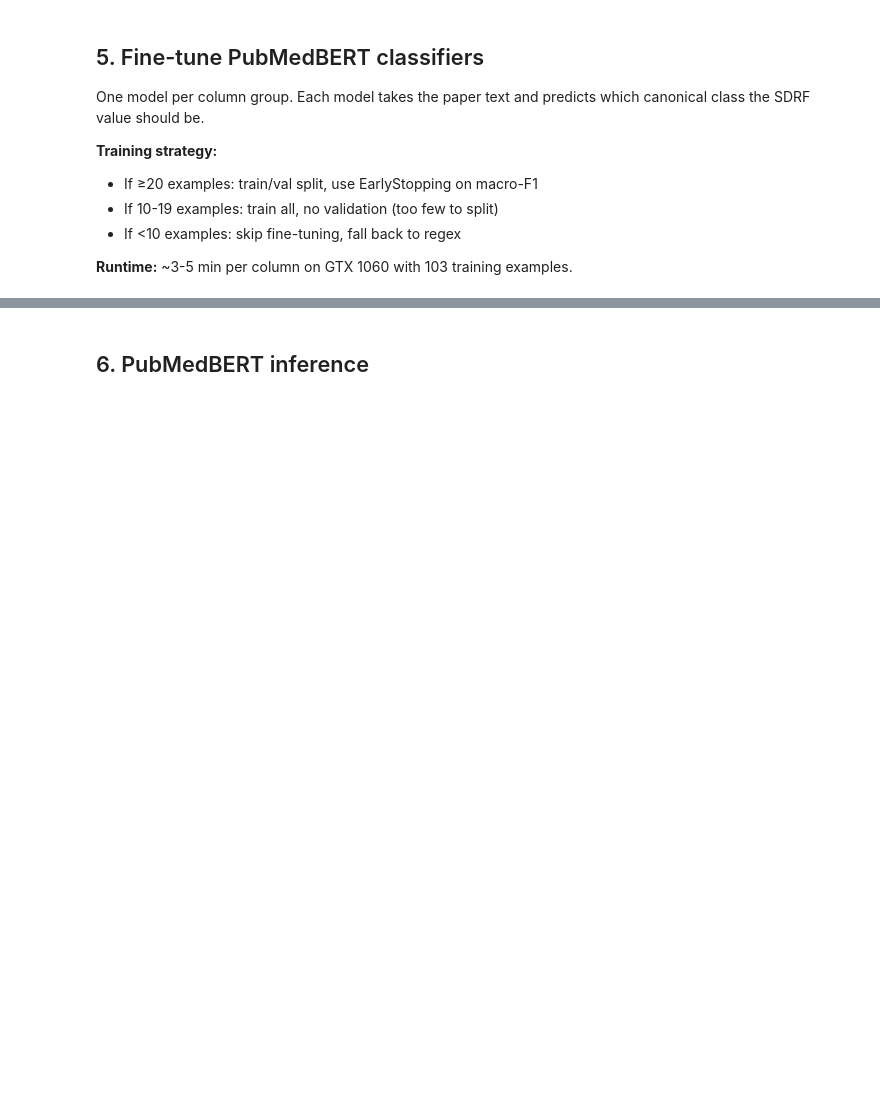
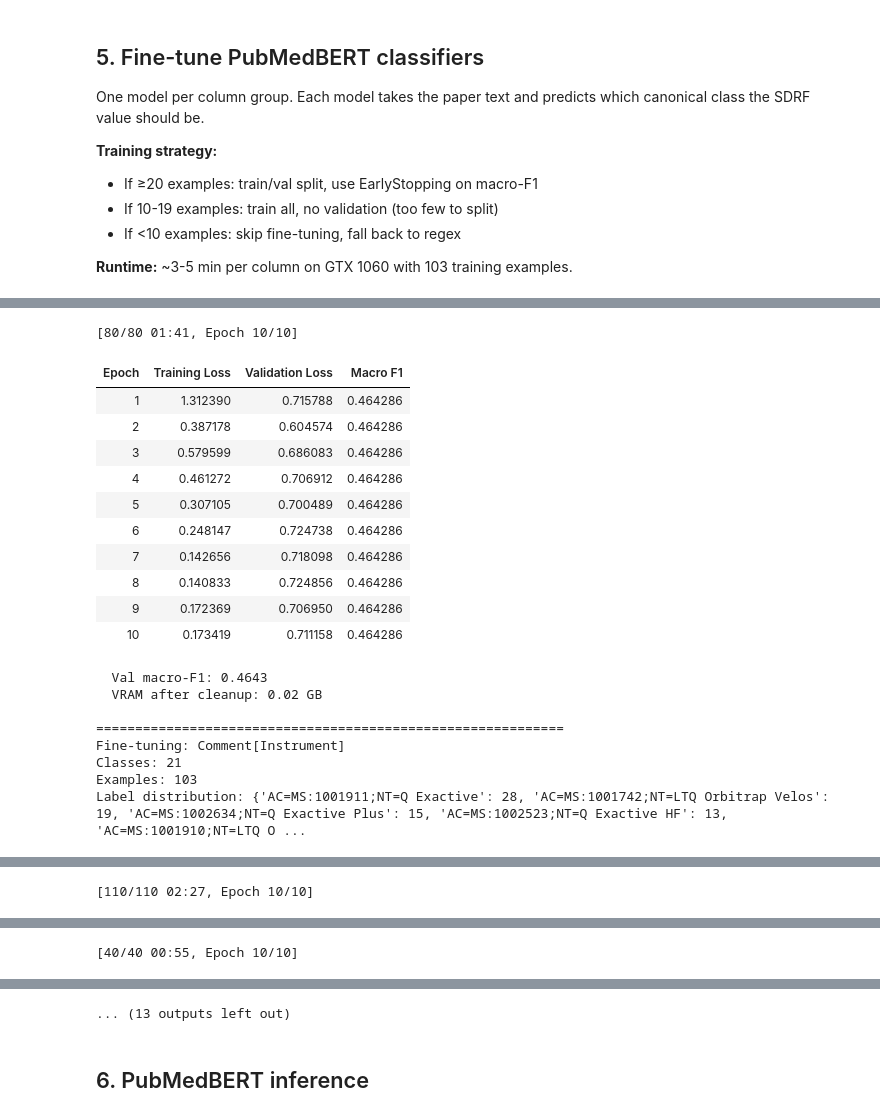
Before and after one commit to sanial/Kaggle-Harmonizing-the-data-of-your-data, a Jupyter notebook: notebooks/15_pubmedbert_finetune_pipeline.ipynb, the cells around one changed output, grey strips where cells are left out. Cells and saved outputs as stored; diff of their text form; code cells hidden in the pictures; blank space fills up the shorter version.

Commit message:
Update pipelines and outputs without model checkpoints

```diff
--- a/notebooks/15_pubmedbert_finetune_pipeline.ipynb
+++ b/notebooks/15_pubmedbert_finetune_pipeline.ipynb
@@ -446,6 +499,18 @@ which canonical class the SDRF value should be.
 
 **Runtime:** ~3-5 min per column on GTX 1060 with 103 training examples.
 # %%
+from transformers.utils.notebook import NotebookProgressCallback
+import gc
+
+# Clear any lingering CUDA state from previous runs
+if 'trained_models' in dir():
+    trained_models.clear()
+if 'trainer' in dir():
+    del trainer
+gc.collect()
+torch.cuda.empty_cache()
+print(f'VRAM before training: {torch.cuda.memory_allocated()/1e9:.2f} GB allocated')
+
 print('Loading PubMedBERT tokenizer...')
 tokenizer = AutoTokenizer.from_pretrained(PUBMEDBERT_ID)
 print('Tokenizer loaded.')
@@ -454,7 +519,7 @@ trained_models = {}   # col → (model, label_encoder)
 training_report = []
 
 for col, classes in COL_CLASSES.items():
-    print(f'\n{'='*60}')
+    print(f'\n{"="*60}')
     print(f'Fine-tuning: {col}')
     print(f'Classes: {len(classes)}')
 
@@ -485,9 +550,13 @@ for col, classes in COL_CLASSES.items():
         training_report.append((col, n_examples, 'skipped', None))
         continue
 
+    if len(set(labels_raw)) < 2:
+        print(f'SKIP — only 1 unique class, nothing to learn')
+        training_report.append((col, n_examples, 'skipped', None))
+        continue
+
     # Label encoding
     le = LabelEncoder()
-    # Fit on all known classes first (ensures consistent encoding)
     present_classes = sorted(set(labels_raw))
     le.fit(present_classes)
     y = le.transform(labels_raw)
@@ -495,13 +564,11 @@ for col, classes in COL_CLASSES.items():
 
     # Train/val split
     if n_examples >= 20:
-        # Stratify if possible
         try:
             X_tr, X_val, y_tr, y_val = train_test_split(
-                texts_raw, y, test_size=0.2, random_state=42,
-                stratify=y
+                texts_raw, y, test_size=0.2, random_state=42, stratify=y
             )
-        except ValueError:  # can't stratify with tiny classes
+        except ValueError:
             X_tr, X_val, y_tr, y_val = train_test_split(
                 texts_raw, y, test_size=0.2, random_state=42
             )
@@ -512,18 +579,15 @@ for col, classes in COL_CLASSES.items():
         use_val = False
         print(f'  No validation split (only {n_examples} examples)')
 
-    # Create datasets
     train_ds = SDRFDataset(X_tr, y_tr.tolist(), tokenizer)
     eval_ds  = SDRFDataset(X_val, y_val.tolist(), tokenizer) if use_val else None
 
-    # Load fresh PubMedBERT for classification
     model = AutoModelForSequenceClassification.from_pretrained(
         PUBMEDBERT_ID,
         num_labels=n_classes,
         ignore_mismatched_sizes=True
     )
 
-    # Training args — conservative to avoid overfitting on small data
     col_slug = re.sub(r'[^a-z0-9]','_', col.lower())
     model_out = MODEL_DIR / col_slug
 
@@ -535,42 +599,42 @@ for col, classes in COL_CLASSES.items():
         learning_rate=3e-5,
         weight_decay=0.01,
         warmup_ratio=0.1,
-        evaluation_strategy='epoch' if use_val else 'no',
-        save_strategy='epoch' if use_val else 'no',
-        load_best_model_at_end=use_val,
-        metric_for_best_model='macro_f1' if use_val else None,
-        greater_is_better=True,
+        eval_strategy='epoch' if use_val else 'no',
+        save_strategy='no',            # no checkpoints — avoids VRAM doubling on reload
+        load_best_model_at_end=False,  # avoids checkpoint reload at end of training
         logging_steps=5,
         fp16=torch.cuda.is_available(),
         report_to='none',
-        save_total_limit=1,
     )
 
-    callbacks = [EarlyStoppingCallback(early_stopping_patience=3)] if use_val else []
-
+    # No EarlyStoppingCallback since load_best_model_at_end=False
     trainer = Trainer(
         model=model,
         args=args,
         train_dataset=train_ds,
         eval_dataset=eval_ds,
         compute_metrics=compute_metrics if use_val else None,
-        callbacks=callbacks,
     )
 
     trainer.train()
 
     if use_val:
+        trainer.remove_callback(NotebookProgressCallback)
         metrics = trainer.evaluate()
         val_f1 = metrics.get('eval_macro_f1', 0.0)
         print(f'  Val macro-F1: {val_f1:.4f}')
     else:
         val_f1 = None
 
-    trained_models[col] = (model.to(device), le)
+    # Store on CPU to free VRAM for the next model
+    trained_models[col] = (model.cpu(), le)
     training_report.append((col, n_examples, 'trained', val_f1))
 
-    # Free GPU memory before next model
+    # Fully release the trainer and its GPU references before next iteration
+    del trainer, model
+    gc.collect()
     torch.cuda.empty_cache()
+    print(f'  VRAM after cleanup: {torch.cuda.memory_allocated()/1e9:.2f} GB')
 
 print(f'\n{"="*60}')
 print('Training complete.')
@@ -582,3 +646,4 @@ print('-'*70)
 for col, n, status, f1 in training_report:
     f1_str = f'{f1:.4f}' if f1 is not None else 'N/A'
     print(f'{col:<45} {n:>5} {status:<10} {f1_str}')
+# %% [output]
@@ -584,0 +678,20 @@ for col, n, status, f1 in training_report:
+[80/80 01:41, Epoch 10/10]
+| Epoch | Training Loss | Validation Loss | Macro F1 |
+| 1 | 1.312390 | 0.715788 | 0.464286 |
+| 2 | 0.387178 | 0.604574 | 0.464286 |
+| 3 | 0.579599 | 0.686083 | 0.464286 |
+| 4 | 0.461272 | 0.706912 | 0.464286 |
+| 5 | 0.307105 | 0.700489 | 0.464286 |
+| 6 | 0.248147 | 0.724738 | 0.464286 |
+| 7 | 0.142656 | 0.718098 | 0.464286 |
+| 8 | 0.140833 | 0.724856 | 0.464286 |
+| 9 | 0.172369 | 0.706950 | 0.464286 |
+| 10 | 0.173419 | 0.711158 | 0.464286 |
+  Val macro-F1: 0.4643
+  VRAM after cleanup: 0.02 GB
+
+============================================================
+Fine-tuning: Comment[Instrument]
+Classes: 21
+Examples: 103
+Label distribution: {'AC=MS:1001911;NT=Q Exactive': 28, 'AC=MS:1001742;NT=LTQ Orbitrap Velos': 19, 'AC=MS:1002634;NT=Q Exactive Plus': 15, 'AC=MS:1002523;NT=Q Exactive HF': 13, 'AC=MS:1001910;NT=LTQ O ...
@@ -584,0 +717 @@ for col, n, status, f1 in training_report:
+[110/110 02:27, Epoch 10/10]
@@ -584,0 +757 @@ for col, n, status, f1 in training_report:
+[40/40 00:55, Epoch 10/10]
@@ -585,3 +769,4 @@ for col, n, status, f1 in training_report:
+... (13 outputs left out)
 # %% [markdown]
 ## 6. PubMedBERT inference
 # %%
```
Also changed, not shown: parts of 20 cells of this notebook, 37 other files.
